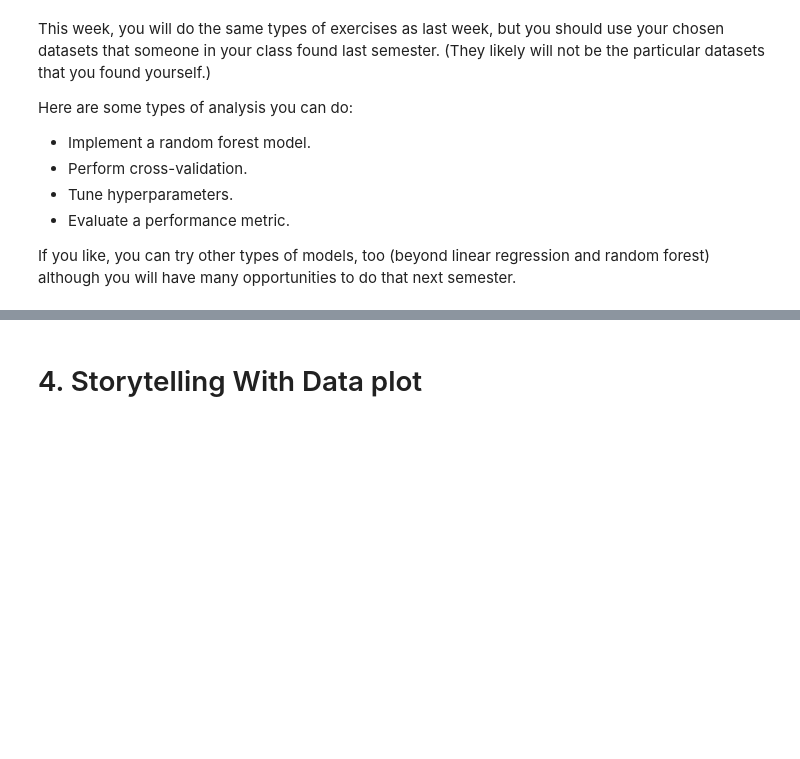
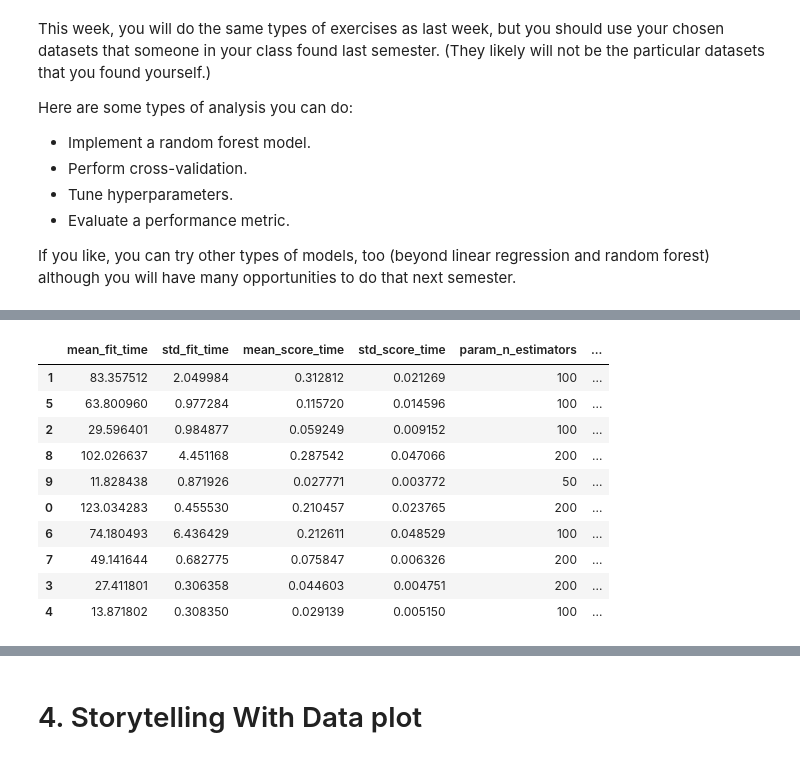
Before and after one commit to ericmach/DX699_Sem-2_AI-For-Leaders, a Jupyter notebook: ModB2-Week11-Mach-Eric.ipynb, the cells around one changed output, grey strips where cells are left out. Saved outputs shown, nothing was run; the diff lists cells and outputs as text; code cells hidden in the pictures; blank space fills up the shorter version.

```diff
--- a/ModB2-Week11-Mach-Eric.ipynb
+++ b/ModB2-Week11-Mach-Eric.ipynb
@@ -73,0 +138,23 @@ If you like, you can try other types of models, too (beyond linear regression an
+# %%
+X = irena.drop(columns=['Electricity Generation (GWh)'])
+y = irena['Electricity Generation (GWh)']
+# %%
+# Convert categorical features to numeric using one-hot encoding
+X_encoded = pd.get_dummies(X, drop_first=True)
+
+# Update the train-test split with the encoded features
+X_train, X_test, y_train, y_test = train_test_split(X_encoded, y, test_size=0.2, random_state=42)
+# %%
+run_rf(X_train, y_train)
+# %% [output]
+|  | mean_fit_time | std_fit_time | mean_score_time | std_score_time | param_n_estimators | ... |
+| 1 | 83.357512 | 2.049984 | 0.312812 | 0.021269 | 100 | ... |
+| 5 | 63.800960 | 0.977284 | 0.115720 | 0.014596 | 100 | ... |
+| 2 | 29.596401 | 0.984877 | 0.059249 | 0.009152 | 100 | ... |
+| 8 | 102.026637 | 4.451168 | 0.287542 | 0.047066 | 200 | ... |
+| 9 | 11.828438 | 0.871926 | 0.027771 | 0.003772 | 50 | ... |
+| 0 | 123.034283 | 0.455530 | 0.210457 | 0.023765 | 200 | ... |
+| 6 | 74.180493 | 6.436429 | 0.212611 | 0.048529 | 100 | ... |
+| 7 | 49.141644 | 0.682775 | 0.075847 | 0.006326 | 200 | ... |
+| 3 | 27.411801 | 0.306358 | 0.044603 | 0.004751 | 200 | ... |
+| 4 | 13.871802 | 0.308350 | 0.029139 | 0.005150 | 100 | ... |
```
Also changed, not shown: parts of 15 cells of this notebook.
